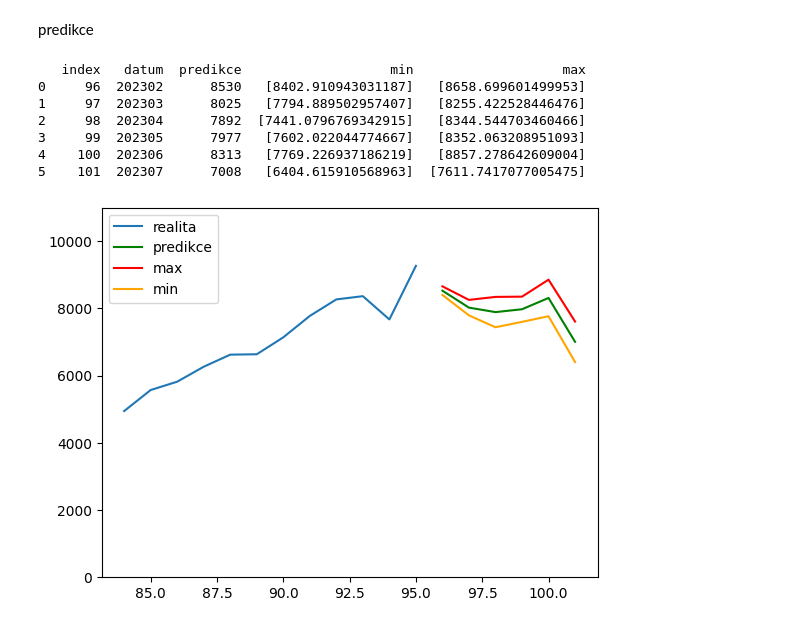
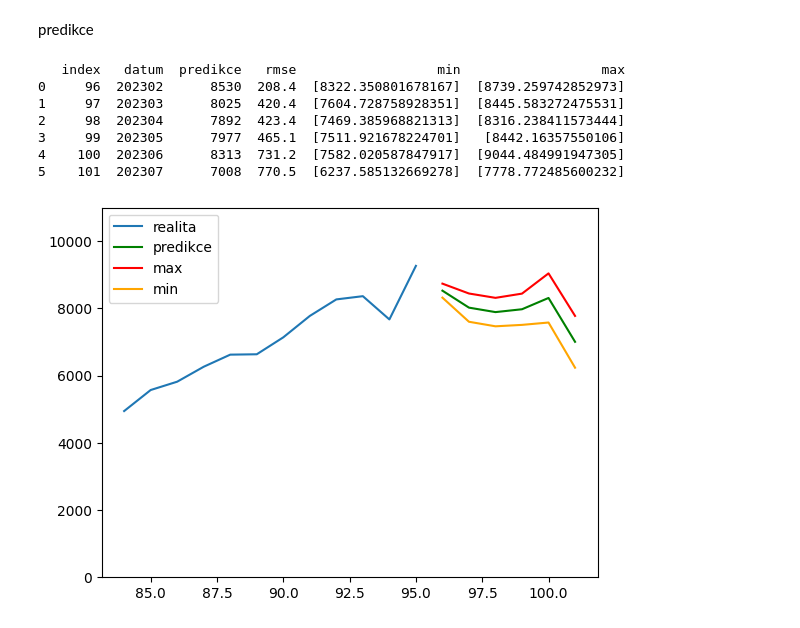
Before and after one commit to HonzaHalik/sws, a Jupyter notebook: code/predictive modeling/funkcni/predictive regresion model long term dev.ipynb, the cells around one changed output. Cells and saved outputs as stored; diff of their text form; code cells hidden in the pictures.

```diff
--- a/code/predictive modeling/funkcni/predictive regresion model long term dev.ipynb
+++ b/code/predictive modeling/funkcni/predictive regresion model long term dev.ipynb
@@ -154,41 +154,42 @@ for i in range(1,7):
 
     # vybrat spravnej model
     model = models[i-1]
     #predikce na novych datech
     y_new_pred = model.predict(x_new)
     #print(f"{x_new[['datum']]} : {str(y_new_pred)[2:-2]}\n")
 
-    # Create a dictionary to hold the values for each prediction
+    # vytvorit dict pro predikce
     prediction = {"index" : int(x_new_pro_graf.index.values),
                 "datum": x_new["datum"].values[0],
                 "predikce": int(y_new_pred[0]),
+                "rmse" : str(rmse_values[i-1])[:5],
                 "min": y_new_pred[0] - rmse_values[i-1],
                 "max": y_new_pred[0] + rmse_values[i-1]}
-    # Add the prediction to the list of predictions
+    # pridat predikce do dictu
     predictions.append(prediction)
 
-# Create the final dataframe from the list of predictions
+# dataframe z predikce dictu
 df_predictions = pd.DataFrame(predictions)
 print(df_predictions)
 #graf
 #definovat realna data
 X_graf = df[["datum"]]
 Y_graf = df[['aktivni']]
 
 plt.plot(X_graf.index[-24:].values,Y_graf[-24:], label='realita')
 plt.plot(df_predictions['index'], df_predictions['predikce'], color="green", label="predikce")
 plt.plot(df_predictions['index'], df_predictions['max'], color='red', label="max")
 plt.plot(df_predictions['index'], df_predictions['min'], color="orange", label="min")
 # zobrazuje graf od 0 na ose y
 plt.ylim(0, 11000)
 plt.legend()
 plt.show()
 # %% [output]
-   index   datum  predikce                   min                   max
-0     96  202302      8530   [8402.910943031187]   [8658.699601499953]
-1     97  202303      8025   [7794.889502957407]   [8255.422528446476]
-2     98  202304      7892  [7441.0796769342915]   [8344.544703460466]
-3     99  202305      7977   [7602.022044774667]   [8352.063208951093]
-4    100  202306      8313   [7769.226937186219]   [8857.278642609004]
-5    101  202307      7008   [6404.615910568963]  [7611.7417077005475]
+   index   datum  predikce   rmse                  min                  max
+0     96  202302      8530  208.4  [8322.350801678167]  [8739.259742852973]
+1     97  202303      8025  420.4  [7604.728758928351]  [8445.583272475531]
+2     98  202304      7892  423.4  [7469.385968821313]  [8316.238411573444]
+3     99  202305      7977  465.1  [7511.921678224701]   [8442.16357550106]
+4    100  202306      8313  731.2  [7582.020587847917]  [9044.484991947305]
+5    101  202307      7008  770.5  [6237.585132669278]  [7778.772485600232]
-[figure, old version]
+[figure, new version]
```
Also changed, not shown: 1 other file.
